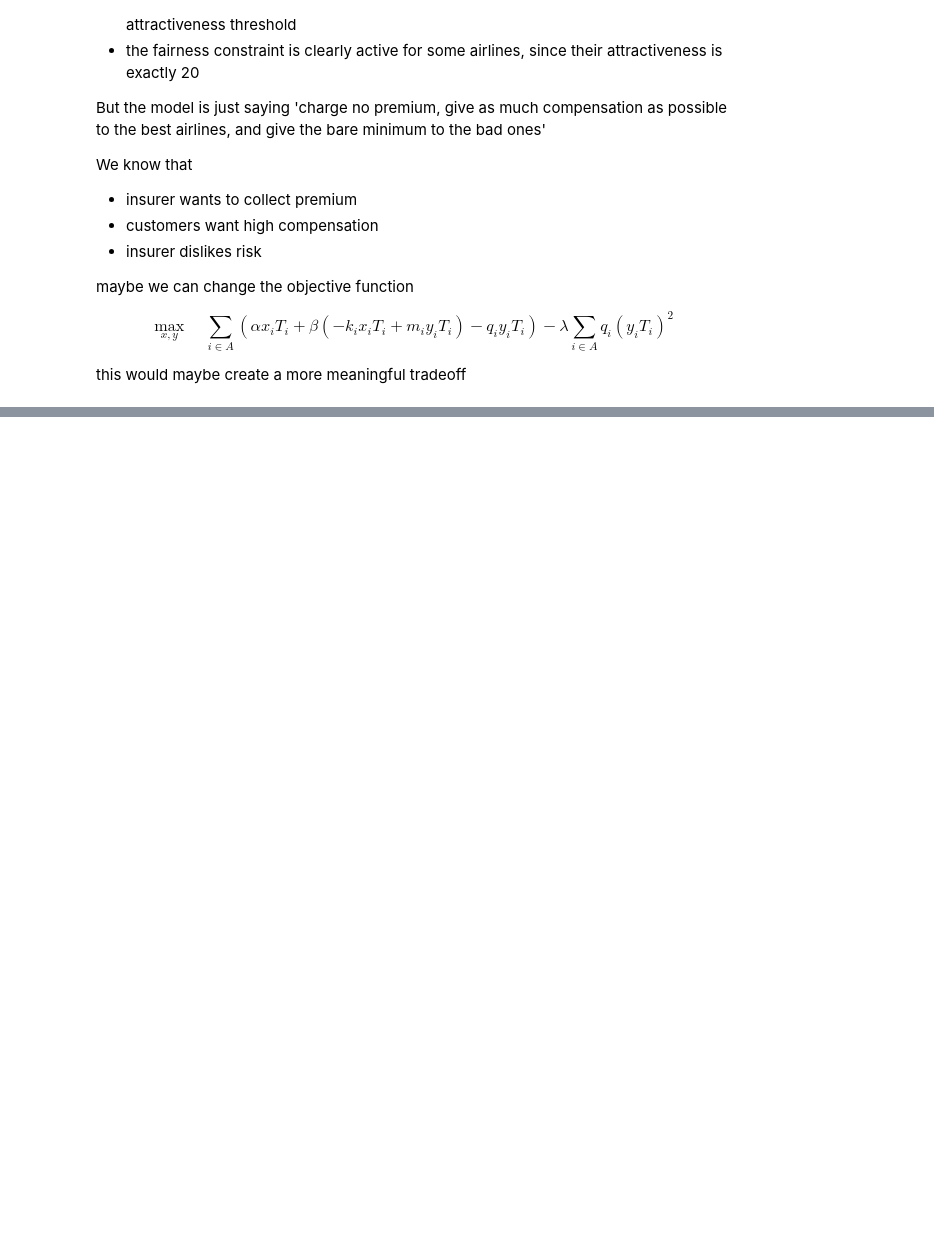
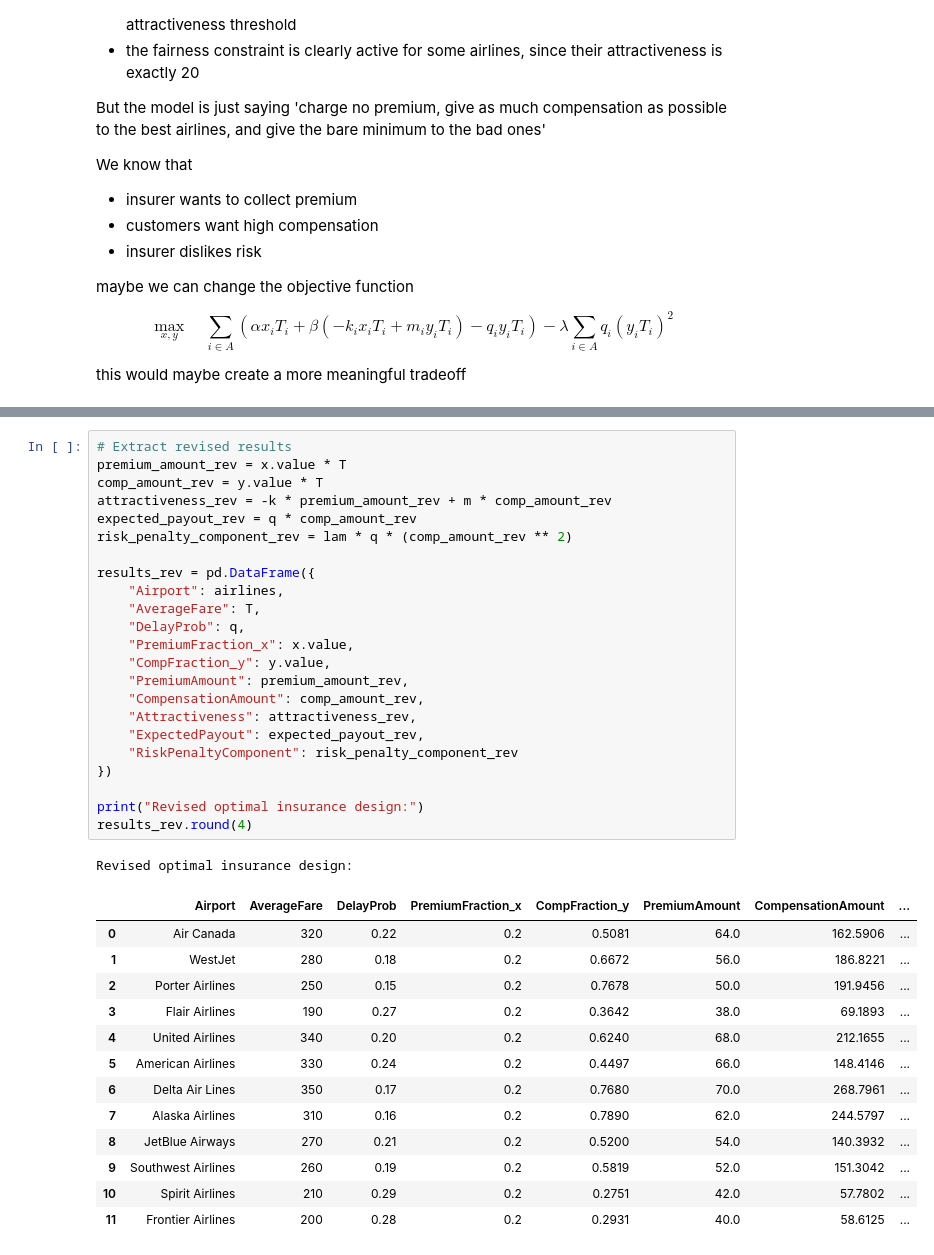
Before and after one commit to ffb-027/MATH_441_project_3, a Jupyter notebook: v1_report.ipynb, the cells around one changed output, grey strips where cells are left out. Drawn from its saved outputs; the diff is of its cells as text; blank space fills up the shorter version.

```diff
--- a/v1_report.ipynb
+++ b/v1_report.ipynb
@@ -404,0 +444,38 @@ this would maybe create a more meaningful tradeoff
+# %%
+# Extract revised results
+premium_amount_rev = x.value * T
+comp_amount_rev = y.value * T
+attractiveness_rev = -k * premium_amount_rev + m * comp_amount_rev
+expected_payout_rev = q * comp_amount_rev
+risk_penalty_component_rev = lam * q * (comp_amount_rev ** 2)
+
+results_rev = pd.DataFrame({
+    "Airport": airlines,
+    "AverageFare": T,
+    "DelayProb": q,
+    "PremiumFraction_x": x.value,
+    "CompFraction_y": y.value,
+    "PremiumAmount": premium_amount_rev,
+    "CompensationAmount": comp_amount_rev,
+    "Attractiveness": attractiveness_rev,
+    "ExpectedPayout": expected_payout_rev,
+    "RiskPenaltyComponent": risk_penalty_component_rev
+})
+
+print("Revised optimal insurance design:")
+results_rev.round(4)
+# %% [output]
+Revised optimal insurance design:
+|  | Airport | AverageFare | DelayProb | PremiumFraction_x | CompFraction_y | PremiumAmount | CompensationAmount | ... |
+| 0 | Air Canada | 320 | 0.22 | 0.2 | 0.5081 | 64.0 | 162.5906 | ... |
+| 1 | WestJet | 280 | 0.18 | 0.2 | 0.6672 | 56.0 | 186.8221 | ... |
+| 2 | Porter Airlines | 250 | 0.15 | 0.2 | 0.7678 | 50.0 | 191.9456 | ... |
+| 3 | Flair Airlines | 190 | 0.27 | 0.2 | 0.3642 | 38.0 | 69.1893 | ... |
+| 4 | United Airlines | 340 | 0.20 | 0.2 | 0.6240 | 68.0 | 212.1655 | ... |
+| 5 | American Airlines | 330 | 0.24 | 0.2 | 0.4497 | 66.0 | 148.4146 | ... |
+| 6 | Delta Air Lines | 350 | 0.17 | 0.2 | 0.7680 | 70.0 | 268.7961 | ... |
+| 7 | Alaska Airlines | 310 | 0.16 | 0.2 | 0.7890 | 62.0 | 244.5797 | ... |
+| 8 | JetBlue Airways | 270 | 0.21 | 0.2 | 0.5200 | 54.0 | 140.3932 | ... |
+| 9 | Southwest Airlines | 260 | 0.19 | 0.2 | 0.5819 | 52.0 | 151.3042 | ... |
+| 10 | Spirit Airlines | 210 | 0.29 | 0.2 | 0.2751 | 42.0 | 57.7802 | ... |
+| 11 | Frontier Airlines | 200 | 0.28 | 0.2 | 0.2931 | 40.0 | 58.6125 | ... |
```
Also changed, not shown: parts of 13 cells of this notebook.
